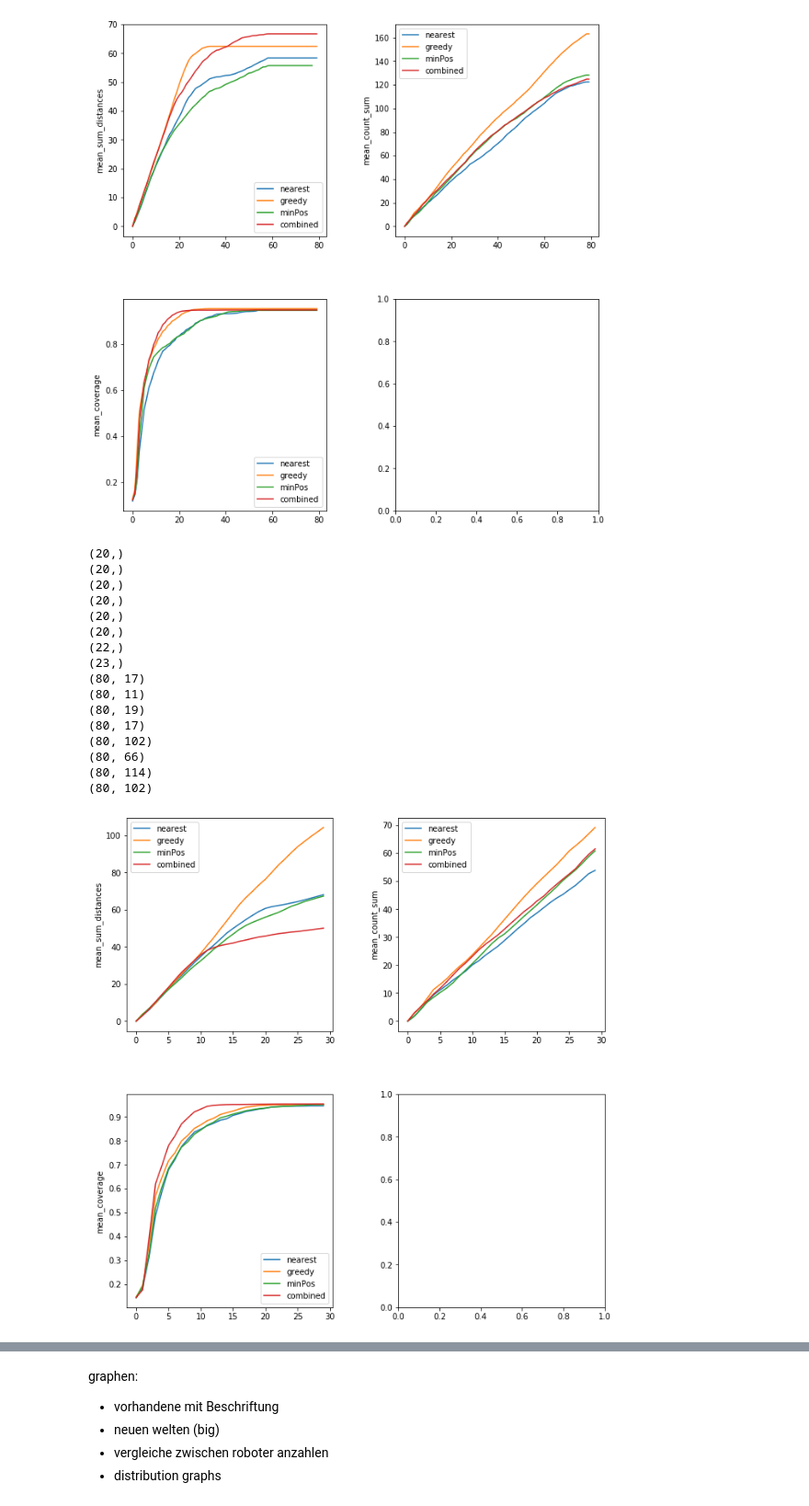
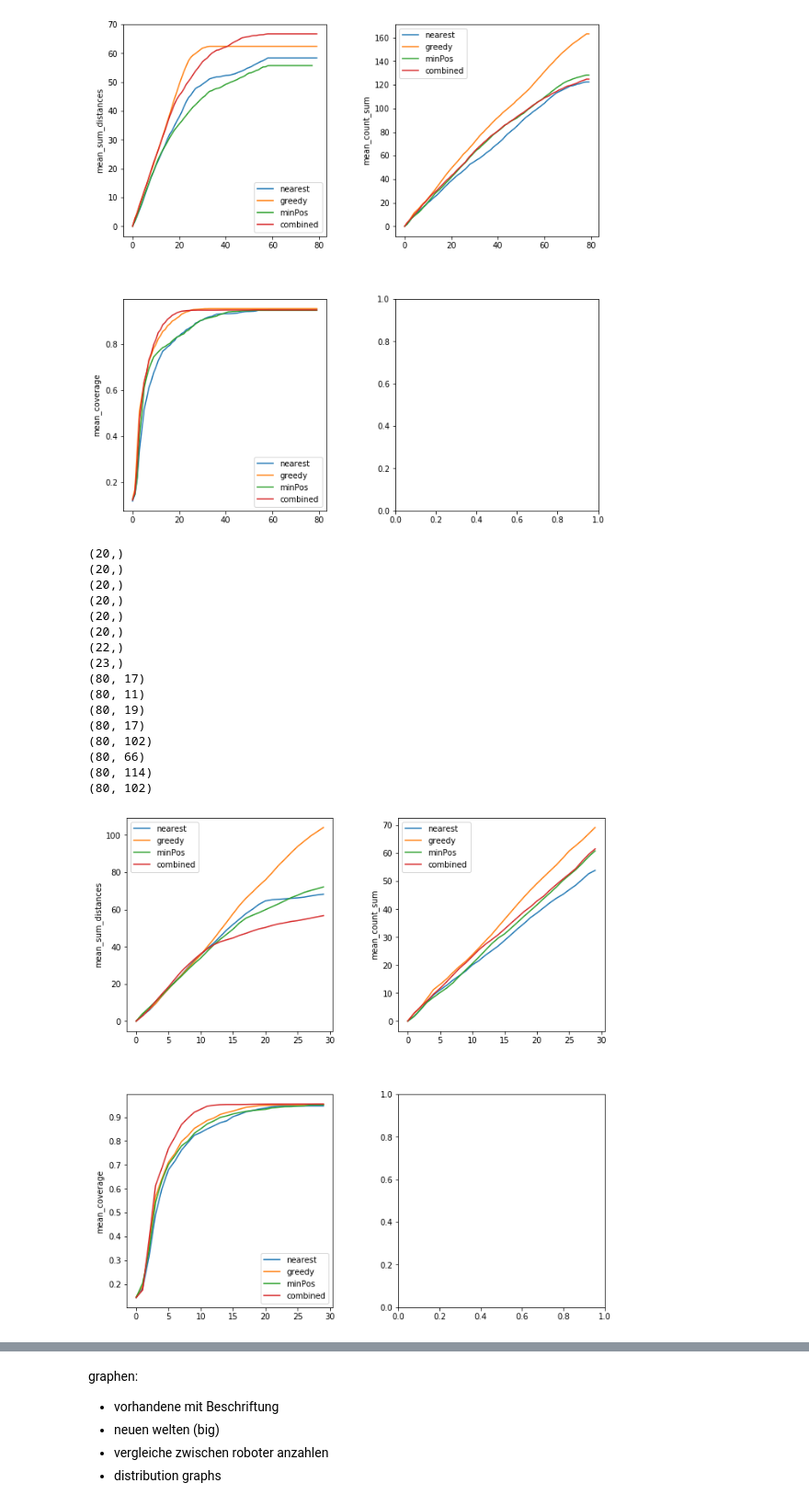
Before and after one commit to Icheler/coExplore, a Jupyter notebook: evaluation.ipynb, the cells around one changed output, grey strips where cells are left out. Shown at 92% size. Drawn from its saved outputs; the diff is of its cells as text; code cells hidden in the pictures.

```diff
--- a/evaluation.ipynb
+++ b/evaluation.ipynb
@@ -922,18 +922,19 @@ fig, (ax1, ax3) = plt.subplots(1, 2)
 ax1.plot(nearest_distances_5_sum_mean[:50], label='nearest')
 ax1.plot(greedy_distances_5_sum_mean[:50], label='greedy')
 ax1.plot(minPos_distances_5_sum_mean[:50], label='minPos')
-ax1.plot(combined_distances_5_sum_mean[:50], label='combined')
-ax1.set_ylabel('mean_sum_distances')
+ax1.plot(combined_distances_5_sum_mean[:50], label='Ours')
+ax1.set_ylabel('mean over summed travel distances')
 ax1.set_xlabel('time in 5 second steps')
 ax1.legend()
 ax3.plot(nearest_mean_5[:50], label='nearest')
 ax3.plot(greedy_mean_5[:50], label='greedy')
 ax3.plot(minPos_mean_5[:50], label='minPos')
-ax3.plot(combined_mean_5[:50], label='combined')
-ax3.set_ylabel('mean_coverage')
+ax3.plot(combined_mean_5[:50], label='Ours')
+ax3.set_ylabel('mean coverage over time')
 ax3.set_xlabel('time in 5 second steps')
 ax3.legend()
 fig.tight_layout()
 fig.set_size_inches(10, 5)
+fig.savefig('test.svg')
 plt.show()
 # %% [output]
@@ -1176,19 +1177,19 @@ print(greedy_distance_plottable_3.shape)
 print(minPos_distance_plottable_3.shape)
 print(combined_distance_plottable_3.shape)
 
-nearest_mean_3= np.mean(nearest_coverage_plottable_3[:,1:-1], axis=1)
-greedy_mean_3= np.mean(greedy_coverage_plottable_3[:,1:-1], axis=1)
-minPos_mean_3= np.mean(minPos_coverage_plottable_3[:,1:-1], axis=1)
-combined_mean_3= np.mean(combined_coverage_plottable_3[:,1:-1], axis=1)
+nearest_mean_3= np.mean(nearest_coverage_plottable_3[:,1:11], axis=1)
+greedy_mean_3= np.mean(greedy_coverage_plottable_3[:,1:11], axis=1)
+minPos_mean_3= np.mean(minPos_coverage_plottable_3[:,1:11], axis=1)
+combined_mean_3= np.mean(combined_coverage_plottable_3[:,1:11], axis=1)
 
 nearest_distances_3, nearest_counting_3, nearest_distances_3_sum, nearest_counting_3_sum = matrix_splice(nearest_distance_plottable_3, 3)
 greedy_distances_3, greedy_counting_3, greedy_distances_3_sum, greedy_counting_3_sum = matrix_splice(greedy_distance_plottable_3, 3)
 minPos_distances_3, minPos_counting_3, minPos_distances_3_sum, minPos_counting_3_sum = matrix_splice(minPos_distance_plottable_3, 3)
 combined_distances_3, combined_counting_3, combined_distances_3_sum, combined_counting_3_sum = matrix_splice(combined_distance_plottable_3, 3)
-nearest_distances_3_sum_mean = np.mean(nearest_distances_3_sum[:, 1:-1], axis=1)
-greedy_distances_3_sum_mean = np.mean(greedy_distances_3_sum[:, 1:-1], axis=1)
-minPos_distances_3_sum_mean = np.mean(minPos_distances_3_sum[:, 1:-1], axis=1)
-combined_distances_3_sum_mean = np.mean(combined_distances_3_sum[:, 1:-1], axis=1)
+nearest_distances_3_sum_mean = np.mean(nearest_distances_3_sum[:, 1:11], axis=1)
+greedy_distances_3_sum_mean = np.mean(greedy_distances_3_sum[:, 1:11], axis=1)
+minPos_distances_3_sum_mean = np.mean(minPos_distances_3_sum[:, 1:11], axis=1)
+combined_distances_3_sum_mean = np.mean(combined_distances_3_sum[:, 1:11], axis=1)
 nearest_counting_3_sum_mean = np.mean(nearest_counting_3_sum[:, 1:-1], axis=1)
 greedy_counting_3_sum_mean = np.mean(greedy_counting_3_sum[:, 1:-1], axis=1)
 minPos_counting_3_sum_mean = np.mean(minPos_counting_3_sum[:, 1:-1], axis=1)
@@ -1230,34 +1231,34 @@ ax2.plot(greedy_counting_sum_mean[:-50], label='greedy')
 ax2.plot(minPos_counting_sum_mean[:-50], label='minPos')
 ax2.plot(combined_counting_sum_mean[:-50], label='combined')
 ax2.set_ylabel('mean_count_sum')
 ax2.legend()
 ax3.plot(nearest_mean_3[:-50], label='nearest')
 ax3.plot(greedy_mean_3[:-50], label='greedy')
 ax3.plot(minPos_mean_3[:-50], label='minPos')
 ax3.plot(combined_mean_3[:-50], label='combined')
 ax3.set_ylabel('mean_coverage')
 ax3.legend()
 fig.tight_layout()
 fig.set_size_inches(10, 10)
 plt.show()
 # %% [output]
 (20,)
 (20,)
 (20,)
 (20,)
 (20,)
 (20,)
 (22,)
 (23,)
 (80, 17)
 (80, 11)
 (80, 19)
 (80, 17)
 (80, 102)
 (80, 66)
 (80, 114)
 (80, 102)
-[figure, old version]
+[figure, new version]
 # %%
 try:
     os.chdir('../../map_3/coverage/4')
```
Also changed, not shown: parts of 27 cells of this notebook, 4 other files.
